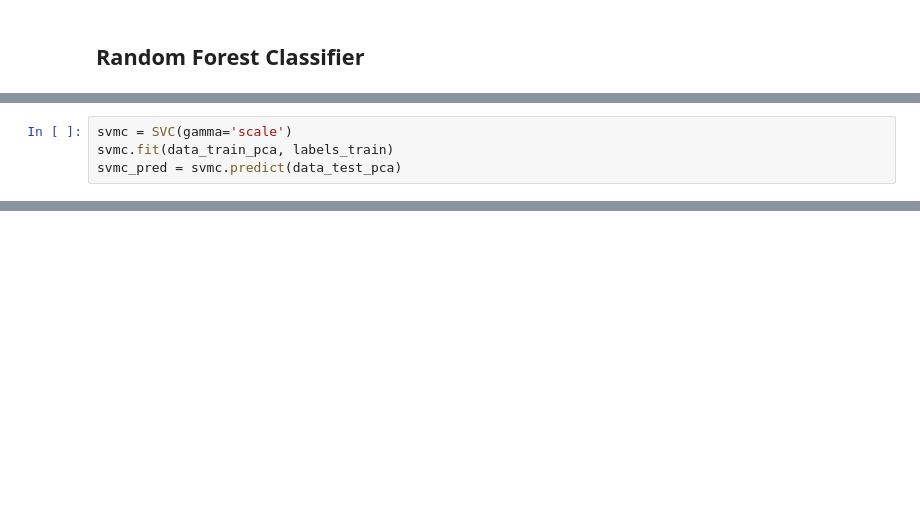
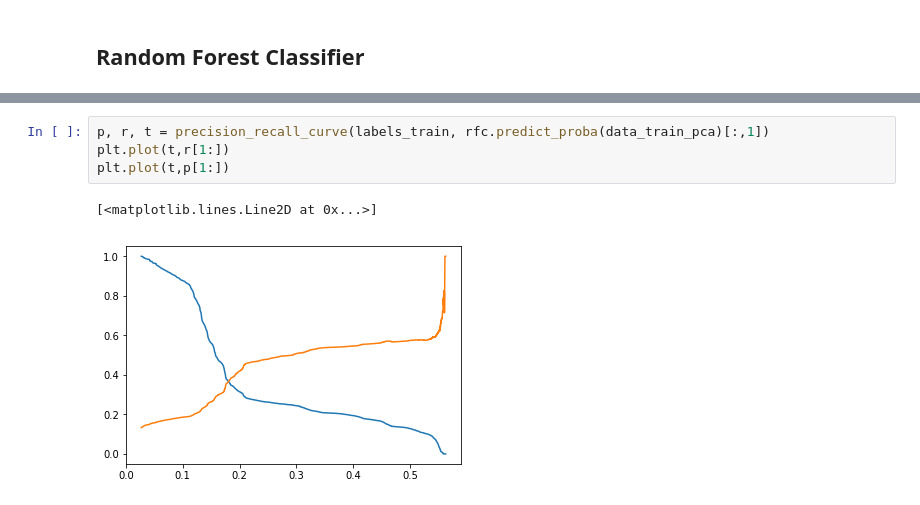
Before and after one commit to EBarbara/analise-eleicoes, a Jupyter notebook: Work_Phase2.ipynb, the cells around one changed output, grey strips where cells are left out. Drawn from its saved outputs; the diff is of its cells as text; blank space fills up the shorter version.

```diff
--- a/Work_Phase2.ipynb
+++ b/Work_Phase2.ipynb
@@ -126,4 +146,0 @@ Frequency of unique values of the said array:
-# %%
-svmc = SVC(gamma='scale')
-svmc.fit(data_train_pca, labels_train)
-svmc_pred = svmc.predict(data_test_pca)
@@ -129,0 +166,7 @@ svmc_pred = svmc.predict(data_test_pca)
+# %%
+p, r, t = precision_recall_curve(labels_train, rfc.predict_proba(data_train_pca)[:,1])
+plt.plot(t,r[1:])
+plt.plot(t,p[1:])
+# %% [output]
+[<matplotlib.lines.Line2D at 0x...>]
+[figure, added]
```
Also changed, not shown: parts of 16 cells of this notebook.
